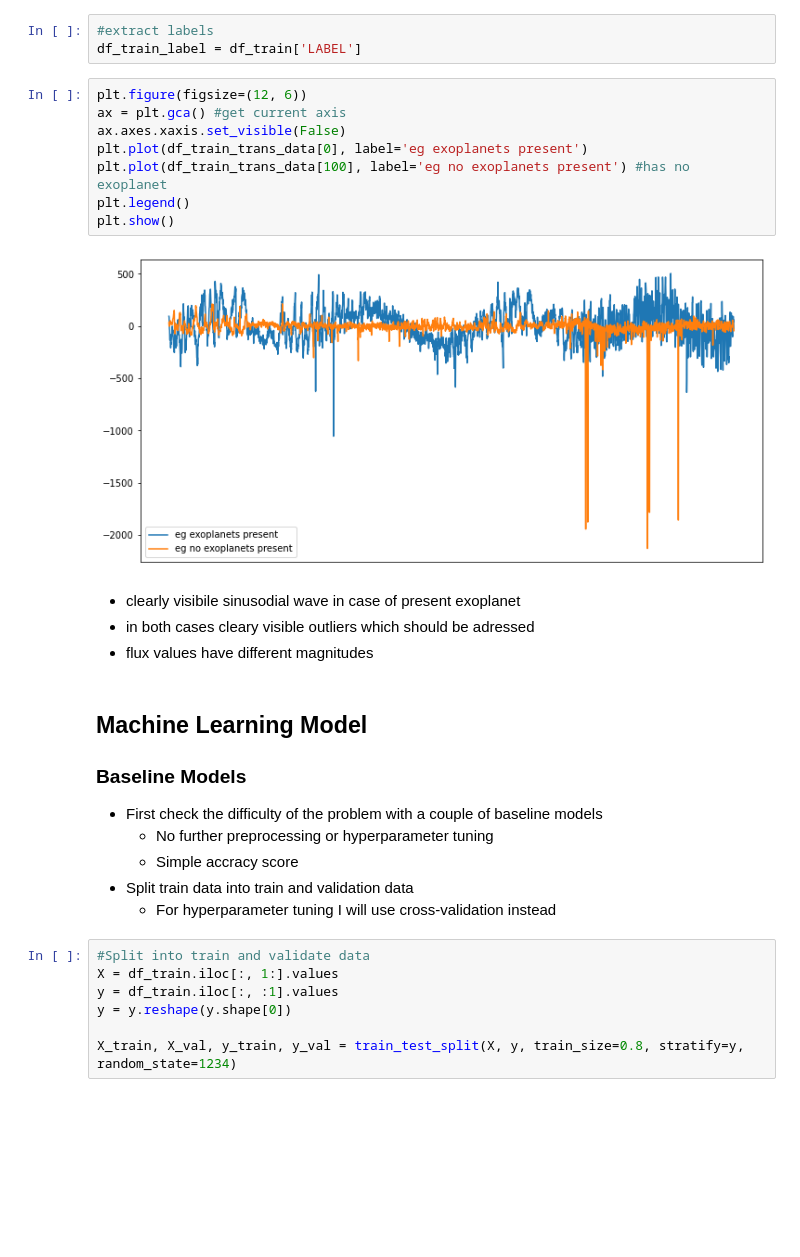
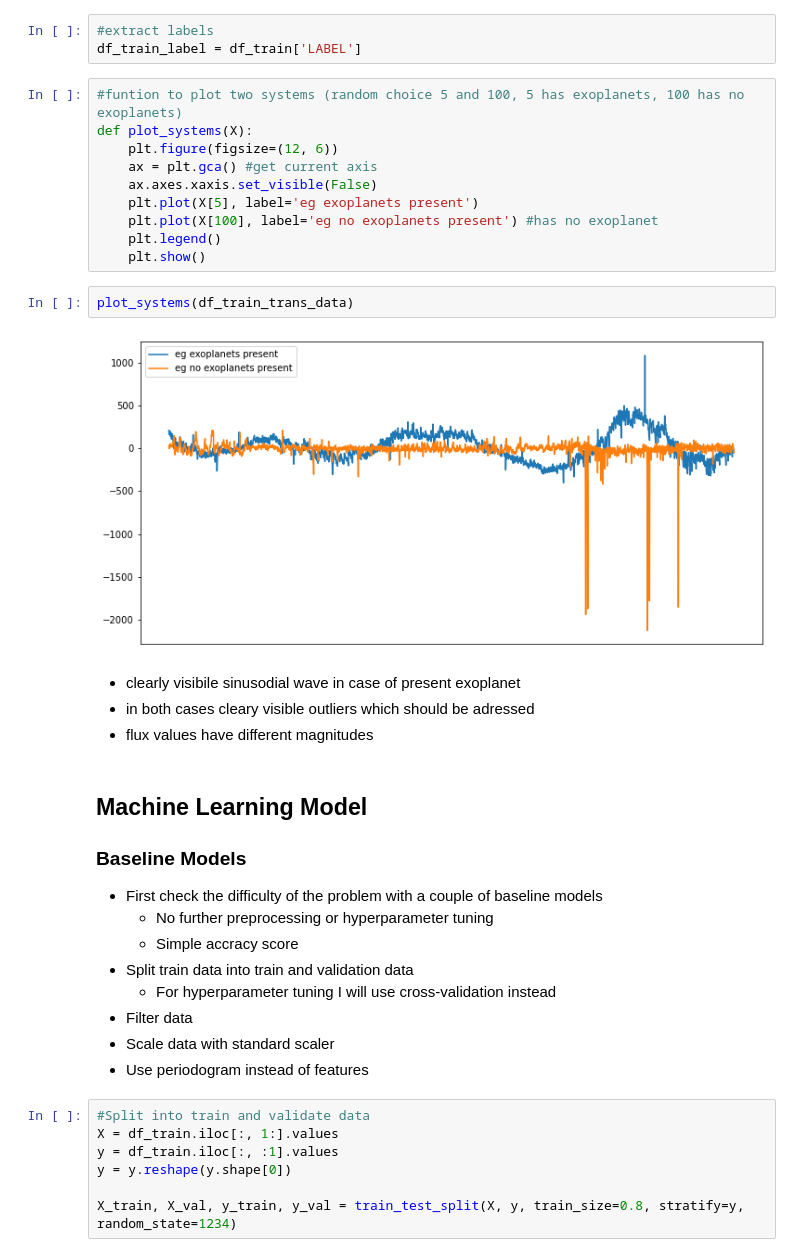
Before and after one commit to clemensklemens/showcase, a Jupyter notebook: Kaggle_Exoplanet_Dataset/Exoplanets_Kaggle.ipynb, the cells around one changed output. Saved outputs shown, nothing was run; the diff lists cells and outputs as text; blank space fills up the shorter version.

Commit message:
added functions for plotting systems and for baselining added filtering and periodogram for estimation with the baseline models

```diff
--- a/Kaggle_Exoplanet_Dataset/Exoplanets_Kaggle.ipynb
+++ b/Kaggle_Exoplanet_Dataset/Exoplanets_Kaggle.ipynb
@@ -107,15 +107,19 @@ df_train_trans_data = df_train.drop(columns=(['LABEL'])).T
 #extract labels
 df_train_label = df_train['LABEL']
 # %%
-plt.figure(figsize=(12, 6))
-ax = plt.gca() #get current axis
-ax.axes.xaxis.set_visible(False)
-plt.plot(df_train_trans_data[0], label='eg exoplanets present')
-plt.plot(df_train_trans_data[100], label='eg no exoplanets present') #has no exoplanet
-plt.legend()
-plt.show()
+#funtion to plot two systems (random choice 5 and 100, 5 has exoplanets, 100 has no exoplanets)
+def plot_systems(X):
+    plt.figure(figsize=(12, 6))
+    ax = plt.gca() #get current axis
+    ax.axes.xaxis.set_visible(False)
+    plt.plot(X[5], label='eg exoplanets present')
+    plt.plot(X[100], label='eg no exoplanets present') #has no exoplanet
+    plt.legend()
+    plt.show()
-# %% [output]
-[figure, removed]
+# %%
+plot_systems(df_train_trans_data)
+# %% [output]
+[figure, added]
 # %% [markdown]
 - clearly visibile sinusodial wave in case of present exoplanet
 - in both cases cleary visible outliers which should be adressed
@@ -128,6 +132,9 @@ plt.show()
     - Simple accracy score
 - Split train data into train and validation data
     - For hyperparameter tuning I will use cross-validation instead
+- Filter data
+- Scale data with standard scaler
+- Use periodogram instead of features
 # %%
 #Split into train and validate data
 X = df_train.iloc[:, 1:].values
```
Also changed, not shown: parts of 26 cells of this notebook.
